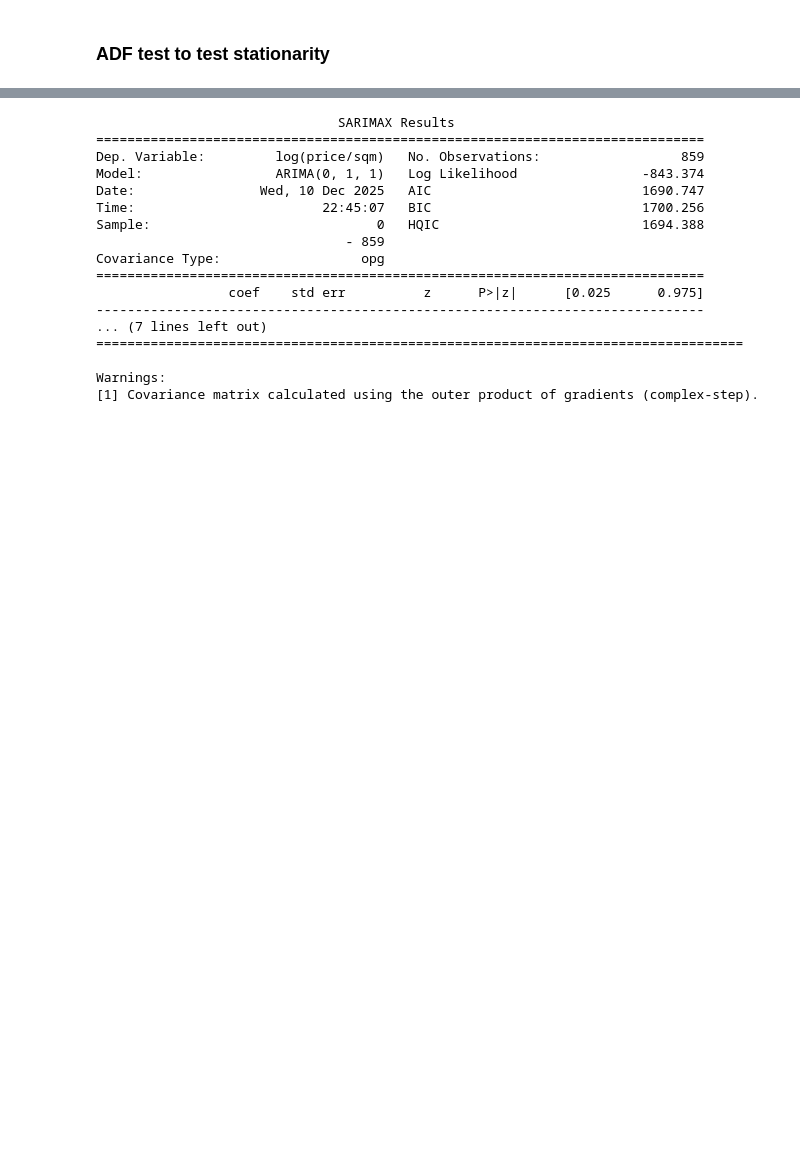
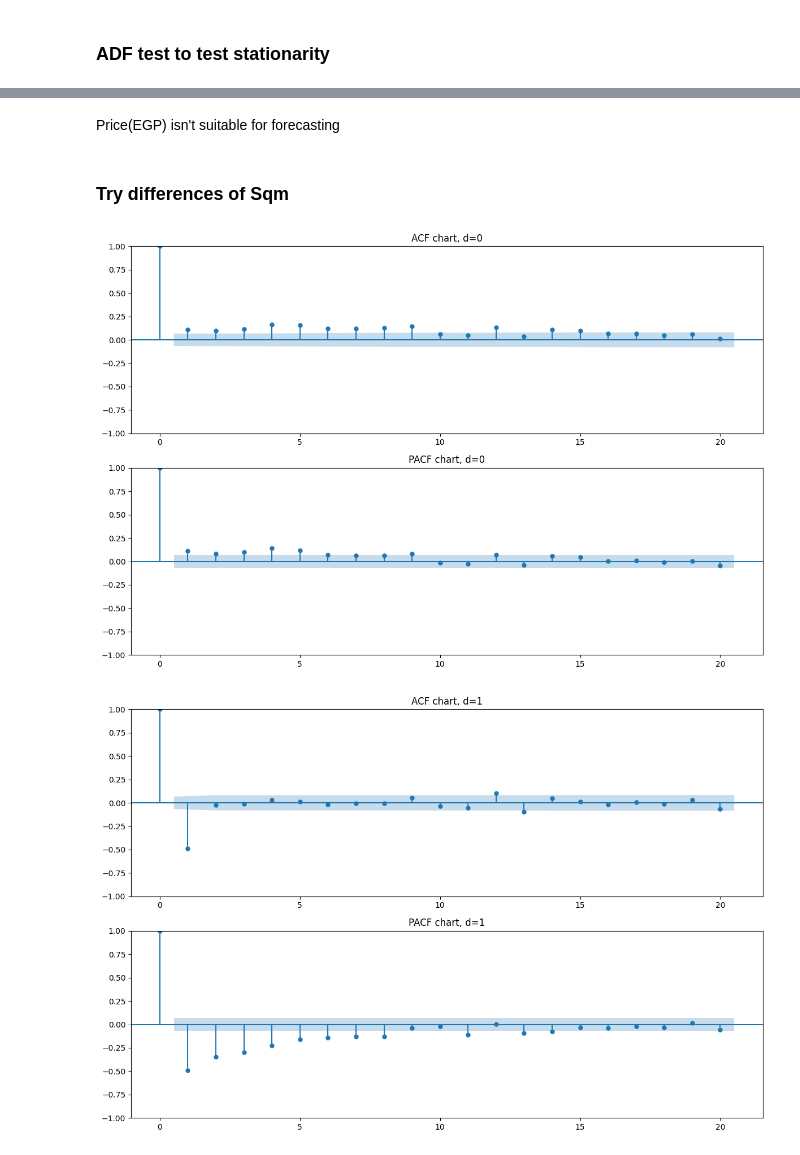
Before and after one commit to MinaAlberDS/Codveda-Internship, a Jupyter notebook: Level 3/Task 1/Time series.ipynb, the cells around one changed output, grey strips where cells are left out. Drawn from its saved outputs; the diff is of its cells as text; code cells hidden in the pictures; blank space fills up the shorter version.

```diff
--- a/Level 3/Task 1/Time series.ipynb
+++ b/Level 3/Task 1/Time series.ipynb
@@ -161,23 +195,11 @@ ACF_PACF_Charts(y_1)
-# %%
-new_order = (0, 1, 1) # the new order
-new_model = ARIMA(y, order=new_order).fit() # The new model
-
-print(new_model.summary()) # Model summary
-# %% [output]
-                               SARIMAX Results
-==============================================================================
-Dep. Variable:         log(price/sqm)   No. Observations:                  859
-Model:                 ARIMA(0, 1, 1)   Log Likelihood                -843.374
-Date:                Wed, 10 Dec 2025   AIC                           1690.747
-Time:                        22:45:07   BIC                           1700.256
-Sample:                             0   HQIC                          1694.388
-                                - 859
-Covariance Type:                  opg
-==============================================================================
-                 coef    std err          z      P>|z|      [0.025      0.975]
-------------------------------------------------------------------------------
-... (7 lines left out)
-===================================================================================
-
-Warnings:
-[1] Covariance matrix calculated using the outer product of gradients (complex-step).
+# %% [markdown]
+Price(EGP) isn't suitable for forecasting
+# %% [markdown]
+### Try differences of Sqm
+# %%
+sqm_data = df["sqm"]
+
+d_acf_pacf_charts(sqm_data, max_d = 5)
+# %% [output]
+[figure, added]
+[figure, added]
```
Also changed, not shown: parts of 12 cells of this notebook, 12 other files.
